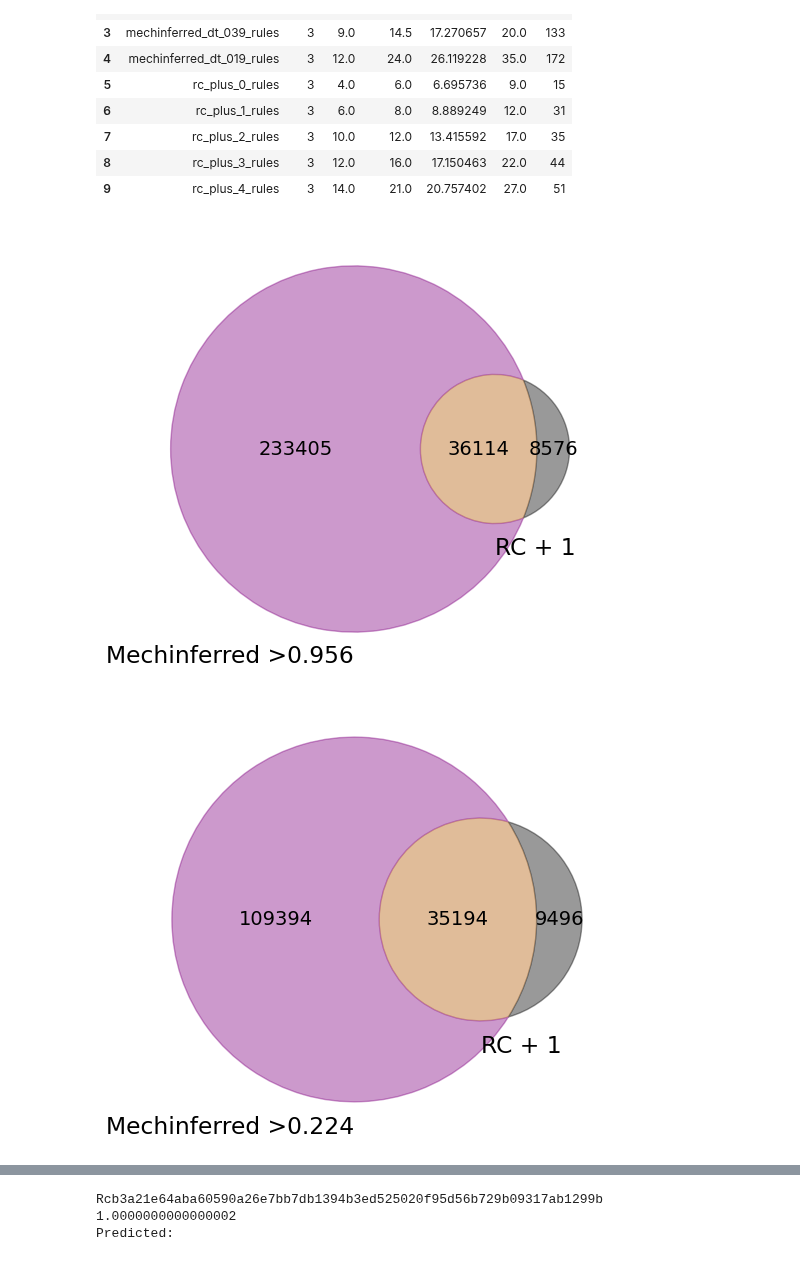
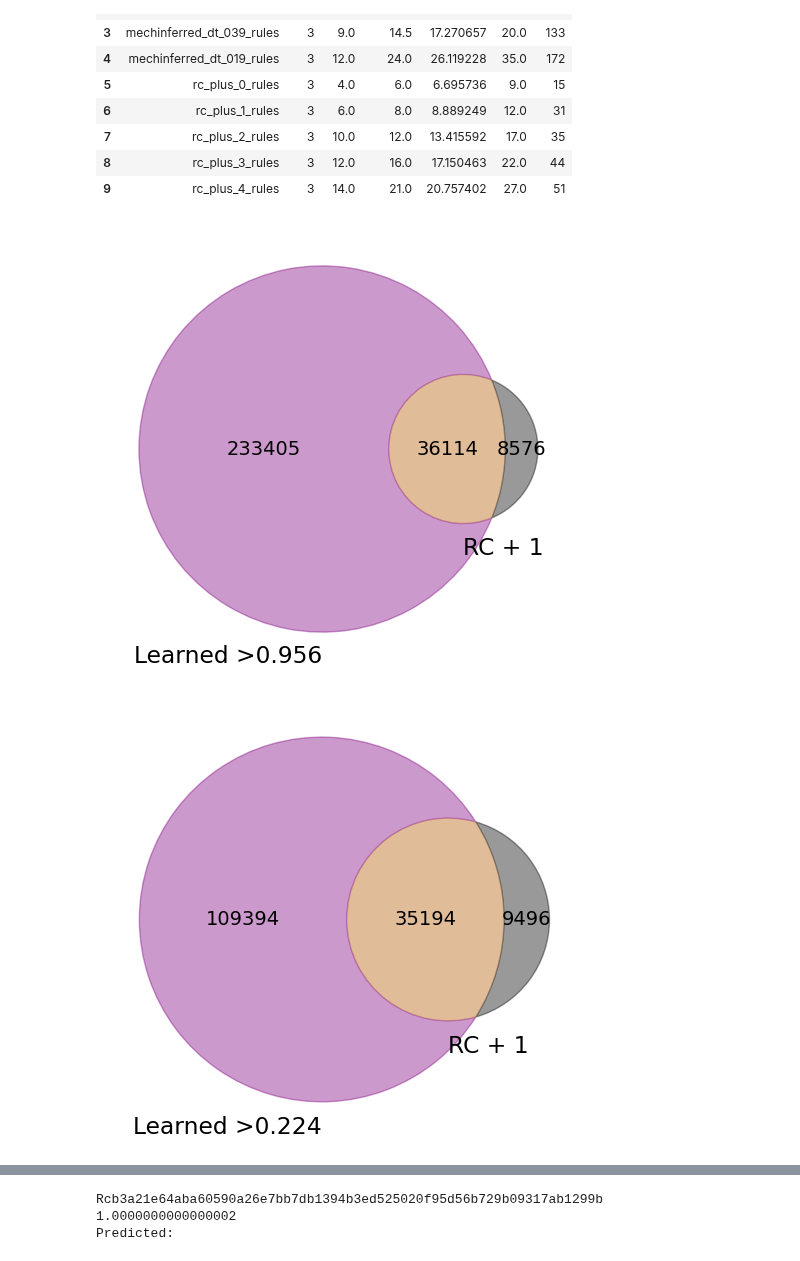
Before and after one commit to stefanpate/coarse-grain-rxns, a Jupyter notebook: notebooks/gen_rxns_venn_diagrams.ipynb, the cells around one changed output, grey strips where cells are left out. Saved outputs shown, nothing was run; the diff lists cells and outputs as text; code cells hidden in the pictures.

Commit message:
Relabeled mechinformed and mechinferred to distilled and learned in figures

```diff
--- a/notebooks/gen_rxns_venn_diagrams.ipynb
+++ b/notebooks/gen_rxns_venn_diagrams.ipynb
@@ -153,12 +153,12 @@ template_sizes.head(10)
 | 9 | rc_plus_4_rules | 3 | 14.0 | 21.0 | 20.757402 | 27.0 | 51 |
 # %%
 exp_labels = {
-    '2_steps_250728_benchmark_starters_rules_mechinformed_rules_w_coreactants_aplusb_True.pk': "Mechinformed",
-    '2_steps_250728_benchmark_starters_rules_mechinferred_dt_956_rules_w_coreactants_aplusb_True.pk': "Mechinferred >0.956",
-    '2_steps_250728_benchmark_starters_rules_mechinferred_dt_224_rules_w_coreactants_aplusb_True.pk': "Mechinferred >0.224",
-    '2_steps_250728_benchmark_starters_rules_mechinferred_dt_112_rules_w_coreactants_aplusb_True.pk': "Mechinferred >0.112",
-    '2_steps_250728_benchmark_starters_rules_mechinferred_dt_039_rules_w_coreactants_aplusb_True.pk': "Mechinferred >0.039",
-    '2_steps_250728_benchmark_starters_rules_mechinferred_dt_019_rules_w_coreactants_aplusb_True.pk': "Mechinferred >0.019",
+    '2_steps_250728_benchmark_starters_rules_mechinformed_rules_w_coreactants_aplusb_True.pk': "Distilled",
+    '2_steps_250728_benchmark_starters_rules_mechinferred_dt_956_rules_w_coreactants_aplusb_True.pk': "Learned >0.956",
+    '2_steps_250728_benchmark_starters_rules_mechinferred_dt_224_rules_w_coreactants_aplusb_True.pk': "Learned >0.224",
+    '2_steps_250728_benchmark_starters_rules_mechinferred_dt_112_rules_w_coreactants_aplusb_True.pk': "Learned >0.112",
+    '2_steps_250728_benchmark_starters_rules_mechinferred_dt_039_rules_w_coreactants_aplusb_True.pk': "Learned >0.039",
+    '2_steps_250728_benchmark_starters_rules_mechinferred_dt_019_rules_w_coreactants_aplusb_True.pk': "Learned >0.019",
     '2_steps_250728_benchmark_starters_rules_rc_plus_0_rules_w_coreactants_aplusb_True.pk': "RC + 0",
     '2_steps_250728_benchmark_starters_rules_rc_plus_1_rules_w_coreactants_aplusb_True.pk': "RC + 1",
     '2_steps_250728_benchmark_starters_rules_rc_plus_2_rules_w_coreactants_aplusb_True.pk': "RC + 2",
@@ -195,12 +195,12 @@ rids = {}
 for exp_name, short_name in exp_labels.items():
     rids[short_name] = set(rxn_df.loc[rxn_df["expansion"] == exp_name, "id"].values)
 # %%
-make_venn2(rids["Mechinferred >0.956"], rids["RC + 1"], "Mechinferred >0.956", "RC + 1", left_color=matplotlib.colors.to_rgba("purple", alpha=1.0), right_color=matplotlib.colors.to_rgba("black", alpha=0.85), do_save=True)
-make_venn2(rids["Mechinferred >0.224"], rids["RC + 1"], "Mechinferred >0.224", "RC + 1", left_color=matplotlib.colors.to_rgba("purple", alpha=0.85), right_color=matplotlib.colors.to_rgba("black", alpha=0.85), do_save=True)
-make_venn2(rids["Mechinferred >0.112"], rids["RC + 1"], "Mechinferred >0.112", "RC + 1", left_color=matplotlib.colors.to_rgba("purple", alpha=0.6), right_color=matplotlib.colors.to_rgba("black", alpha=0.85), do_save=True)
-make_venn2(rids["Mechinferred >0.039"], rids["RC + 1"], "Mechinferred >0.039", "RC + 1", left_color=matplotlib.colors.to_rgba("purple", alpha=0.45), right_color=matplotlib.colors.to_rgba("black", alpha=0.85), do_save=True)
-make_venn2(rids["Mechinferred >0.019"], rids["RC + 1"], "Mechinferred >0.019", "RC + 1", left_color=matplotlib.colors.to_rgba("purple", alpha=0.3), right_color=matplotlib.colors.to_rgba("black", alpha=0.85), do_save=True)
-make_venn2(rids["Mechinformed"], rids["RC + 1"], "Mechinformed", "RC + 1", left_color=matplotlib.colors.to_rgba("green", alpha=1.0), right_color=matplotlib.colors.to_rgba("black", alpha=0.85), do_save=True)
+make_venn2(rids["Learned >0.956"], rids["RC + 1"], "Learned >0.956", "RC + 1", left_color=matplotlib.colors.to_rgba("purple", alpha=1.0), right_color=matplotlib.colors.to_rgba("black", alpha=0.85), do_save=True)
+make_venn2(rids["Learned >0.224"], rids["RC + 1"], "Learned >0.224", "RC + 1", left_color=matplotlib.colors.to_rgba("purple", alpha=0.85), right_color=matplotlib.colors.to_rgba("black", alpha=0.85), do_save=True)
+make_venn2(rids["Learned >0.112"], rids["RC + 1"], "Learned >0.112", "RC + 1", left_color=matplotlib.colors.to_rgba("purple", alpha=0.6), right_color=matplotlib.colors.to_rgba("black", alpha=0.85), do_save=True)
+make_venn2(rids["Learned >0.039"], rids["RC + 1"], "Learned >0.039", "RC + 1", left_color=matplotlib.colors.to_rgba("purple", alpha=0.45), right_color=matplotlib.colors.to_rgba("black", alpha=0.85), do_save=True)
+make_venn2(rids["Learned >0.019"], rids["RC + 1"], "Learned >0.019", "RC + 1", left_color=matplotlib.colors.to_rgba("purple", alpha=0.3), right_color=matplotlib.colors.to_rgba("black", alpha=0.85), do_save=True)
+make_venn2(rids["Distilled"], rids["RC + 1"], "Distilled", "RC + 1", left_color=matplotlib.colors.to_rgba("green", alpha=1.0), right_color=matplotlib.colors.to_rgba("black", alpha=0.85), do_save=True)
 # %% [output]
-[figure, old version]
+[figure, new version]
-[figure, old version]
+[figure, new version]
```
Also changed, not shown: parts of 2 cells of this notebook, 21 other files.
